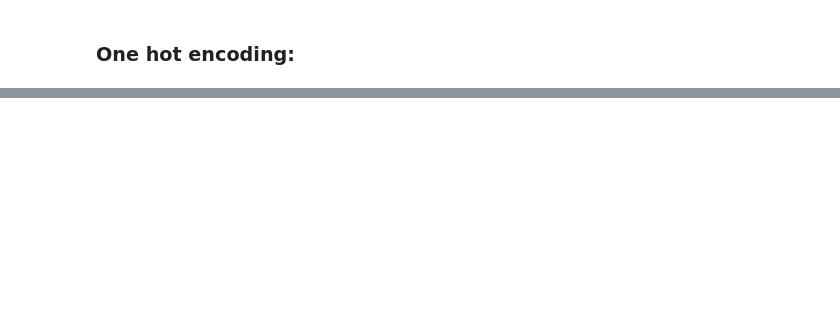
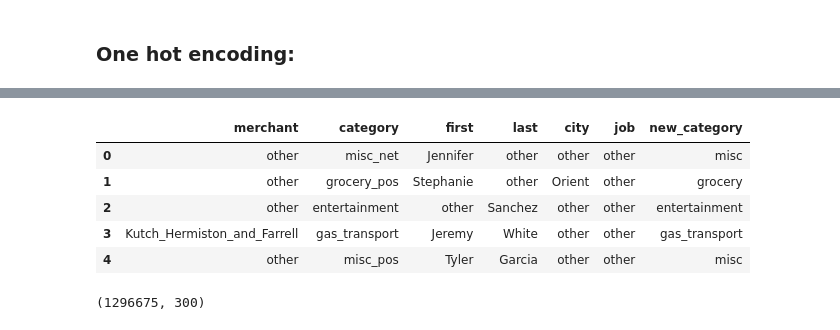
Before and after one commit to puneetsran/mastercard_fraud, a Jupyter notebook: mastercard_fraud.ipynb, the cells around one changed output, grey strips where cells are left out. Drawn from its saved outputs; the diff is of its cells as text; code cells hidden in the pictures; blank space fills up the shorter version.

```diff
--- a/mastercard_fraud.ipynb
+++ b/mastercard_fraud.ipynb
@@ -608,2 +930,0 @@ df.tail(2)
-# %%
-df.drop(columns=["cc_num", 'cc_num', 'unix_time', 'job'], inplace=True)
@@ -621,8 +931,2 @@ display(encoded_df_state.head(2))
-# %%
-# Join back to df
-df = pd.concat([df, encoded_df_state], axis=1)
-df.drop(columns='state', inplace=True)
-df.head(2)
-# %%
-df.drop(columns=['trans_num', 'street', 'city'], inplace=True)
-df.head(2)
+# %%
+cat_features = [col for col in df.columns if df[col].dtype == 'object']
@@ -628,0 +948,9 @@ df.head(2)
+# %%
+df[cat_features].head()
+# %% [output]
+|  | merchant | category | first | last | city | job | new_category |
+| 0 | other | misc_net | Jennifer | other | other | other | misc |
+| 1 | other | grocery_pos | Stephanie | other | Orient | other | grocery |
+| 2 | other | entertainment | other | Sanchez | other | other | entertainment |
+| 3 | Kutch_Hermiston_and_Farrell | gas_transport | Jeremy | White | other | other | gas_transport |
+| 4 | other | misc_pos | Tyler | Garcia | other | other | misc |
@@ -628,0 +964,4 @@ df.head(2)
+# %%
+data_cat.shape
+# %% [output]
+(1296675, 300)
```
Also changed, not shown: parts of 101 cells of this notebook.
